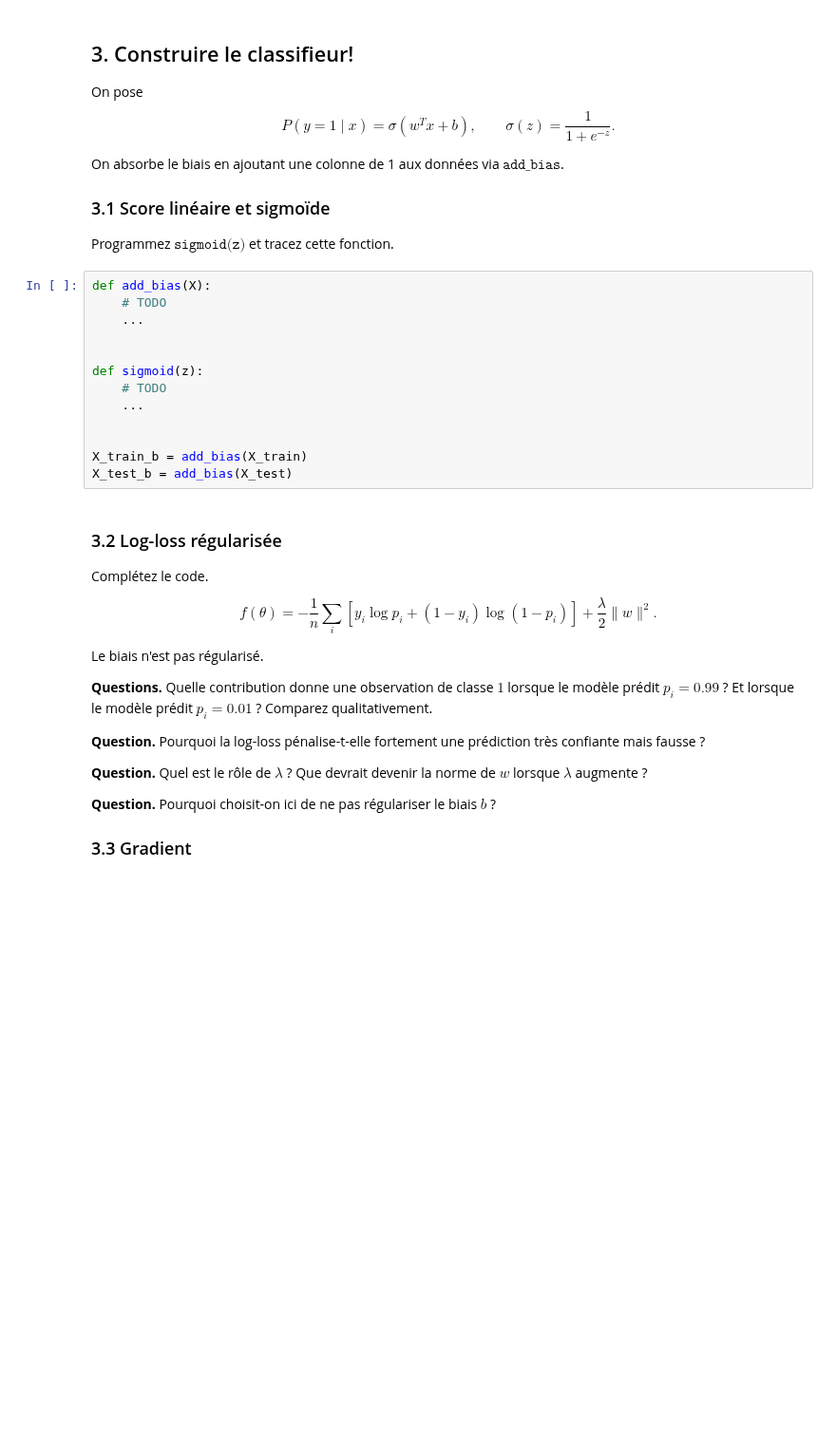
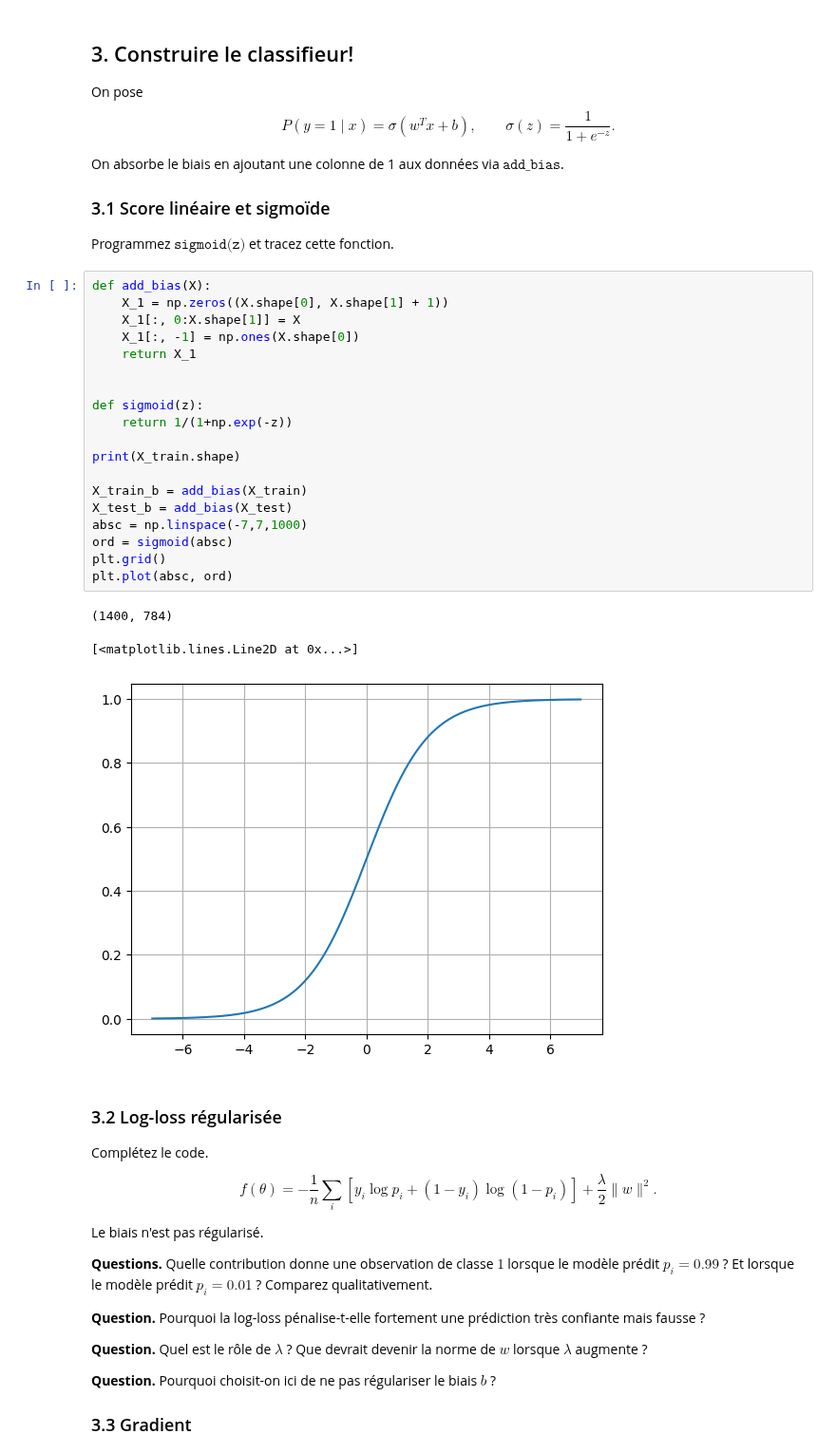
Before and after one commit to antoinecassou/3GMO1, a Jupyter notebook: Projet_QuickDraw_Sujet.ipynb, the cells around one changed output. Shown at 95% size. Drawn from its saved outputs; the diff is of its cells as text; blank space fills up the shorter version.

```diff
--- a/Projet_QuickDraw_Sujet.ipynb
+++ b/Projet_QuickDraw_Sujet.ipynb
@@ -235,17 +352,27 @@ On absorbe le biais en ajoutant une colonne de 1 aux données via $\texttt{add\_
 Programmez $\texttt{sigmoid(z)}$ et tracez cette fonction.
 # %%
 def add_bias(X):
-    # TODO
-    ...
+    X_1 = np.zeros((X.shape[0], X.shape[1] + 1))
+    X_1[:, 0:X.shape[1]] = X
+    X_1[:, -1] = np.ones(X.shape[0])
+    return X_1
 
 
 def sigmoid(z):
-    # TODO
-    ...
+    return 1/(1+np.exp(-z))
 
+print(X_train.shape)
 
 X_train_b = add_bias(X_train)
 X_test_b = add_bias(X_test)
+absc = np.linspace(-7,7,1000)
+ord = sigmoid(absc)
+plt.grid()
+plt.plot(absc, ord)
+# %% [output]
+(1400, 784)
+[<matplotlib.lines.Line2D at 0x...>]
+[figure, added]
 # %% [markdown]
 ### 3.2 Log-loss régularisée
 Complétez le code.
```
Also changed, not shown: parts of 13 cells of this notebook, 2 other files.
